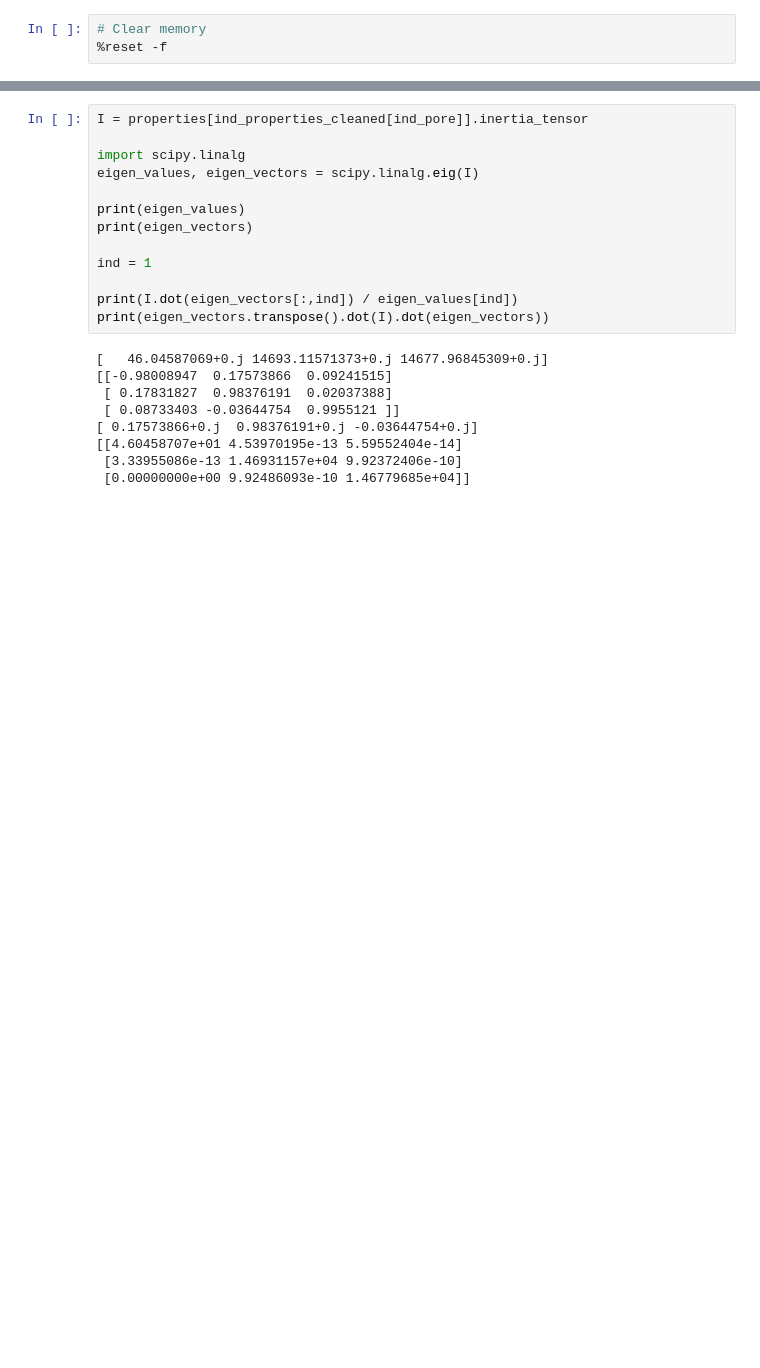
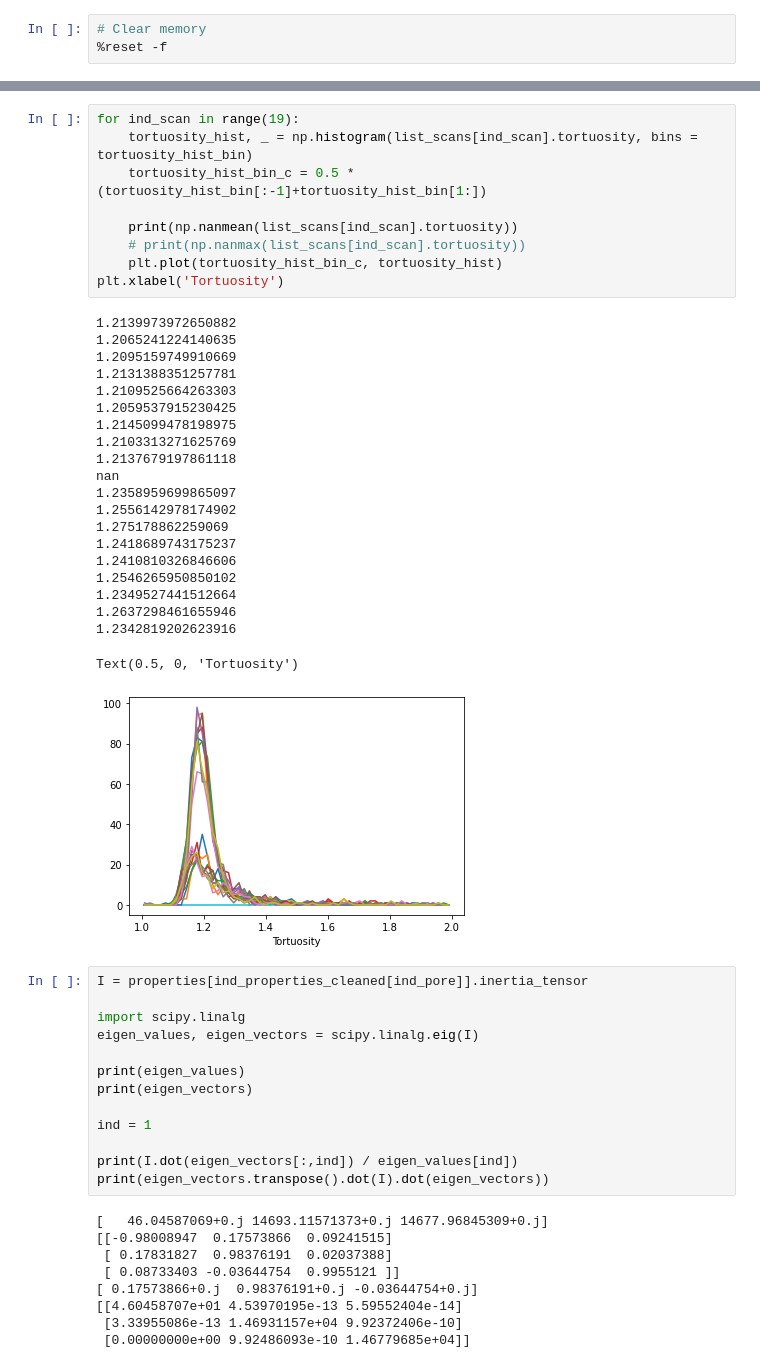
Before and after one commit to eboigne/tomoTools_als832, a Jupyter notebook: tomoTools/c_analysis.ipynb, the cells around one changed output, grey strips where cells are left out. Drawn from its saved outputs; the diff is of its cells as text; blank space fills up the shorter version.

```diff
--- a/tomoTools/c_analysis.ipynb
+++ b/tomoTools/c_analysis.ipynb
@@ -390,3 +480,34 @@ print(np.nanmax(tortuosity))
+# %%
+for ind_scan in range(19):
+    tortuosity_hist, _ = np.histogram(list_scans[ind_scan].tortuosity, bins = tortuosity_hist_bin)
+    tortuosity_hist_bin_c = 0.5 * (tortuosity_hist_bin[:-1]+tortuosity_hist_bin[1:])
+
+    print(np.nanmean(list_scans[ind_scan].tortuosity))
+    # print(np.nanmax(list_scans[ind_scan].tortuosity))
+    plt.plot(tortuosity_hist_bin_c, tortuosity_hist)
+plt.xlabel('Tortuosity')
+# %% [output]
+1.2139973972650882
+1.2065241224140635
+1.2095159749910669
+1.2131388351257781
+1.2109525664263303
+1.2059537915230425
+1.2145099478198975
+1.2103313271625769
+1.2137679197861118
+nan
+1.2358959699865097
+1.2556142978174902
+1.275178862259069
+1.2418689743175237
+1.2410810326846606
+1.2546265950850102
+1.2349527441512664
+1.2637298461655946
+1.2342819202623916
+Text(0.5, 0, 'Tortuosity')
+[figure, added]
 # %%
 I = properties[ind_properties_cleaned[ind_pore]].inertia_tensor
 
```
Also changed, not shown: parts of 38 cells of this notebook.
